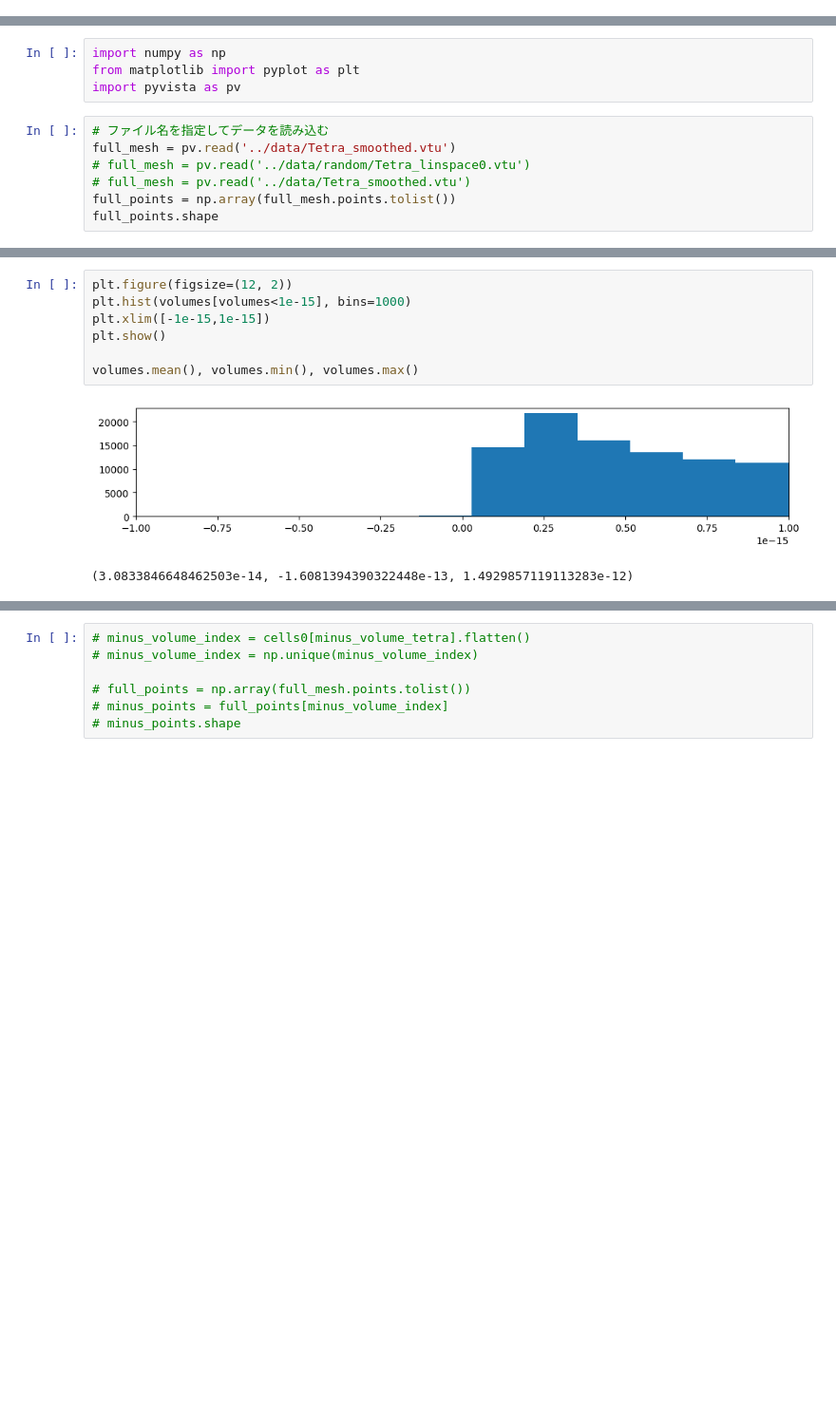
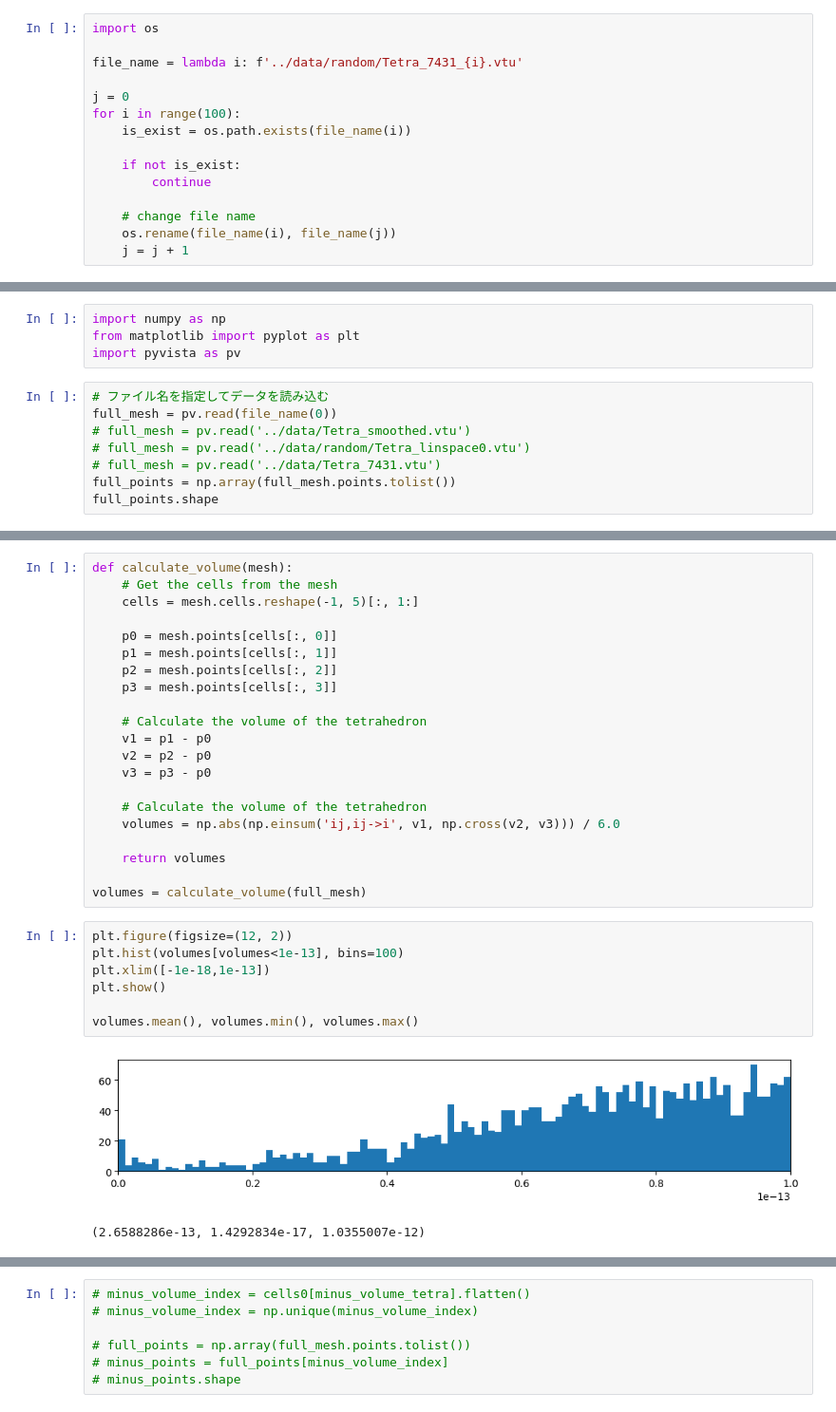
Before and after one commit to gyakusu/Mophing, a Jupyter notebook: python/MakeRandomGeomety.ipynb, the cells around one changed output, grey strips where cells are left out. Shown at 95% size. Saved outputs shown, nothing was run; the diff lists cells and outputs as text; blank space fills up the shorter version.

```diff
--- a/python/MakeRandomGeomety.ipynb
+++ b/python/MakeRandomGeomety.ipynb
@@ -147,0 +168,15 @@ KeyboardInterrupt:
+# %%
+import os
+
+file_name = lambda i: f'../data/random/Tetra_7431_{i}.vtu'
+
+j = 0
+for i in range(100):
+    is_exist = os.path.exists(file_name(i))
+
+    if not is_exist:
+        continue
+
+    # change file name
+    os.rename(file_name(i), file_name(j))
+    j = j + 1
@@ -153,9 +192,10 @@ from matplotlib import pyplot as plt
 import pyvista as pv
 # %%
 # ファイル名を指定してデータを読み込む
-full_mesh = pv.read('../data/Tetra_smoothed.vtu')
+full_mesh = pv.read(file_name(0))
+# full_mesh = pv.read('../data/Tetra_smoothed.vtu')
 # full_mesh = pv.read('../data/random/Tetra_linspace0.vtu')
-# full_mesh = pv.read('../data/Tetra_smoothed.vtu')
+# full_mesh = pv.read('../data/Tetra_7431.vtu')
 full_points = np.array(full_mesh.points.tolist())
 full_points.shape
 # %% [output]
@@ -185,10 +207,31 @@ volumes = calculate_volume(full_mesh)
+# %%
+def calculate_volume(mesh):
+    # Get the cells from the mesh
+    cells = mesh.cells.reshape(-1, 5)[:, 1:]
+
+    p0 = mesh.points[cells[:, 0]]
+    p1 = mesh.points[cells[:, 1]]
+    p2 = mesh.points[cells[:, 2]]
+    p3 = mesh.points[cells[:, 3]]
+
+    # Calculate the volume of the tetrahedron
+    v1 = p1 - p0
+    v2 = p2 - p0
+    v3 = p3 - p0
+
+    # Calculate the volume of the tetrahedron
+    volumes = np.abs(np.einsum('ij,ij->i', v1, np.cross(v2, v3))) / 6.0
+
+    return volumes
+
+volumes = calculate_volume(full_mesh)
 # %%
 plt.figure(figsize=(12, 2))
-plt.hist(volumes[volumes<1e-15], bins=1000)
-plt.xlim([-1e-15,1e-15])
+plt.hist(volumes[volumes<1e-13], bins=100)
+plt.xlim([-1e-18,1e-13])
 plt.show()
 
 volumes.mean(), volumes.min(), volumes.max()
 # %% [output]
-[figure, old version]
+[figure, new version]
-(3.0833846648462503e-14, -1.6081394390322448e-13, 1.4929857119113283e-12)
+(2.6588286e-13, 1.4292834e-17, 1.0355007e-12)
```
Also changed, not shown: parts of 19 cells of this notebook, 19 other files.
